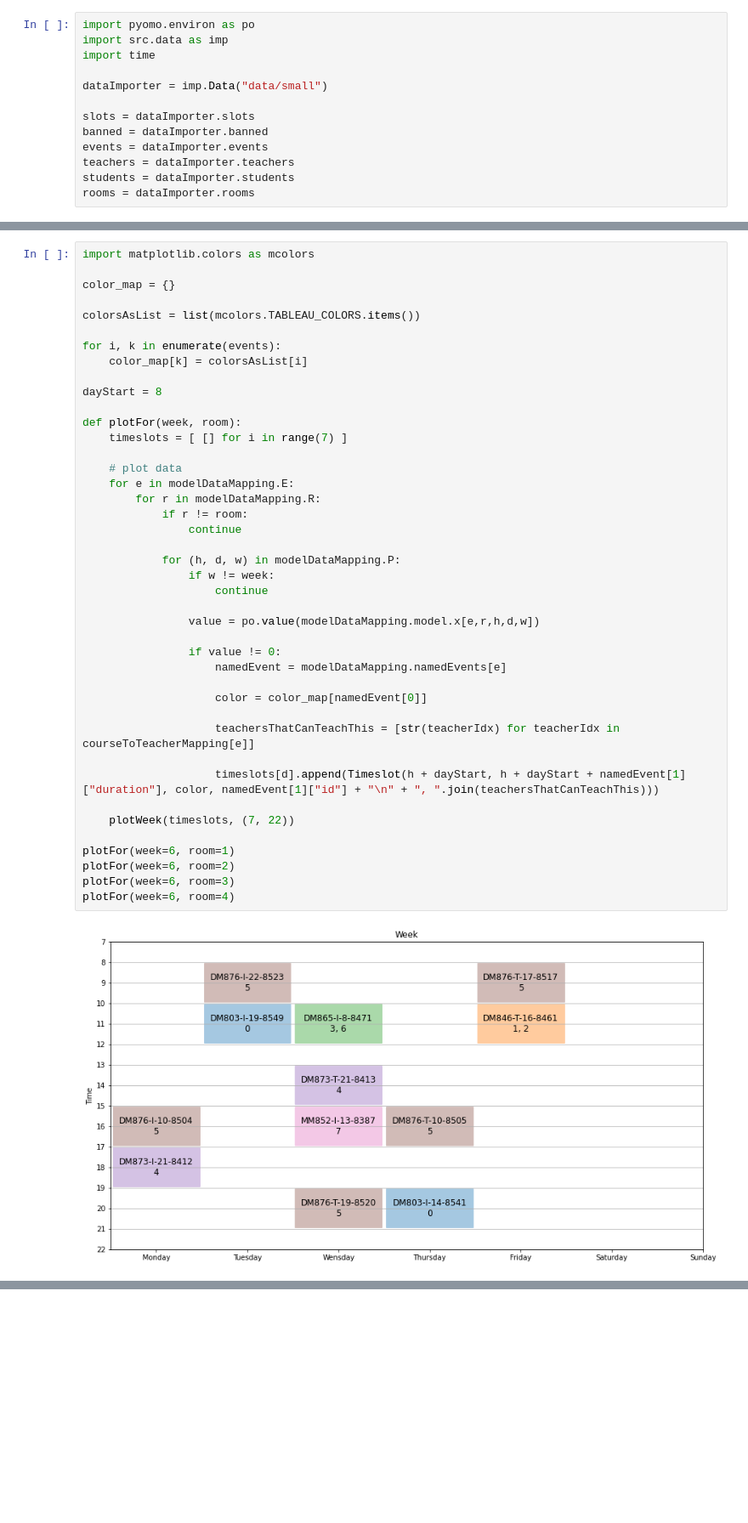
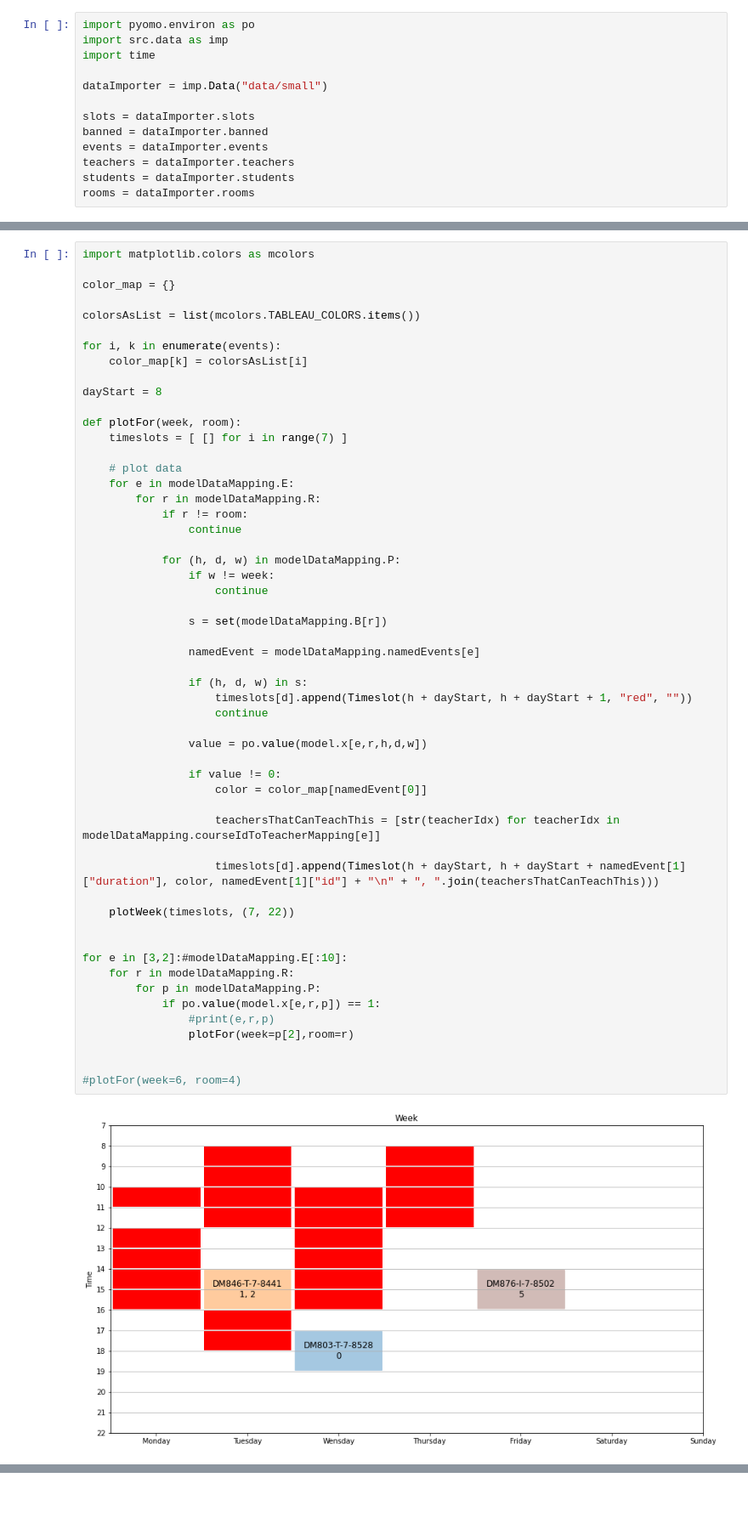
Before and after one commit to ValdemarGr/mathematical-opt-exercises, a Jupyter notebook: assignment-1/assignment.ipynb, the cells around one changed output, grey strips where cells are left out. Shown at 85% size. Saved outputs shown, nothing was run; the diff lists cells and outputs as text; blank space fills up the shorter version.

```diff
--- a/assignment-1/assignment.ipynb
+++ b/assignment-1/assignment.ipynb
@@ -327,39 +493,51 @@ color_map = {}
 colorsAsList = list(mcolors.TABLEAU_COLORS.items())
 
 for i, k in enumerate(events):
     color_map[k] = colorsAsList[i]
 
 dayStart = 8
 
 def plotFor(week, room):
     timeslots = [ [] for i in range(7) ]
 
     # plot data
     for e in modelDataMapping.E:
         for r in modelDataMapping.R:
             if r != room:
                 continue
 
             for (h, d, w) in modelDataMapping.P:
                 if w != week:
                     continue
 
-                value = po.value(modelDataMapping.model.x[e,r,h,d,w])
+                s = set(modelDataMapping.B[r])
+
+                namedEvent = modelDataMapping.namedEvents[e]
+
+                if (h, d, w) in s:
+                    timeslots[d].append(Timeslot(h + dayStart, h + dayStart + 1, "red", ""))
+                    continue
+
+                value = po.value(model.x[e,r,h,d,w])
 
                 if value != 0:
-                    namedEvent = modelDataMapping.namedEvents[e]
-
                     color = color_map[namedEvent[0]]
 
-                    teachersThatCanTeachThis = [str(teacherIdx) for teacherIdx in courseToTeacherMapping[e]]
+                    teachersThatCanTeachThis = [str(teacherIdx) for teacherIdx in modelDataMapping.courseIdToTeacherMapping[e]]
 
                     timeslots[d].append(Timeslot(h + dayStart, h + dayStart + namedEvent[1]["duration"], color, namedEvent[1]["id"] + "\n" + ", ".join(teachersThatCanTeachThis)))
 
     plotWeek(timeslots, (7, 22))
 
-plotFor(week=6, room=1)
-plotFor(week=6, room=2)
-plotFor(week=6, room=3)
-plotFor(week=6, room=4)
+
+for e in [3,2]:#modelDataMapping.E[:10]:
+    for r in modelDataMapping.R:
+        for p in modelDataMapping.P:
+            if po.value(model.x[e,r,p]) == 1:
+                #print(e,r,p)
+                plotFor(week=p[2],room=r)
+
+
+#plotFor(week=6, room=4)
 # %% [output]
-[figure, old version]
+[figure, new version]
```
Also changed, not shown: parts of 25 cells of this notebook.
